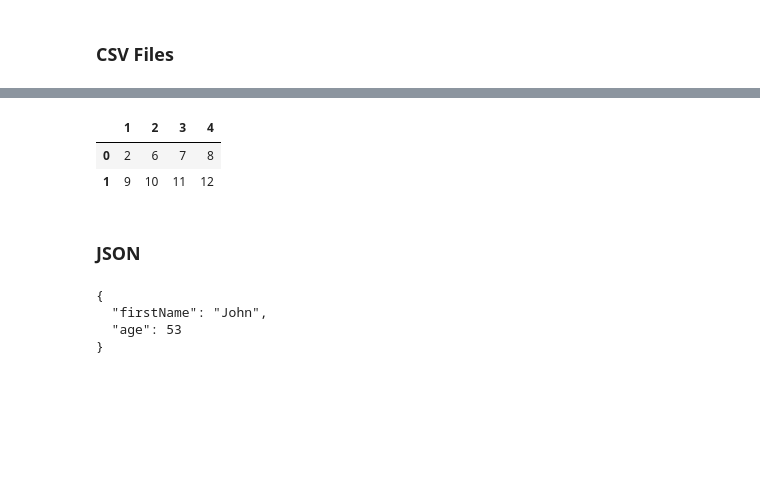
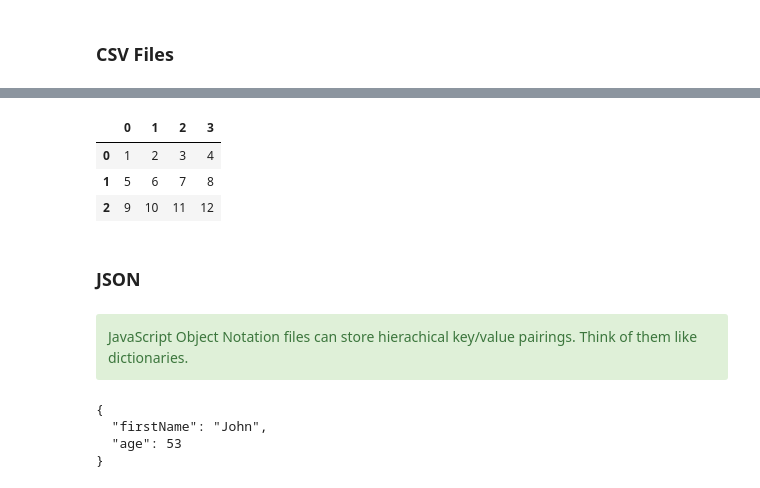
Before and after one commit to Atl043/DataWrangling, a Jupyter notebook: DataWrangling.ipynb, the cells around one changed output, grey strips where cells are left out. Saved outputs shown, nothing was run; the diff lists cells and outputs as text; code cells hidden in the pictures; blank space fills up the shorter version.

```diff
--- a/DataWrangling.ipynb
+++ b/DataWrangling.ipynb
@@ -90,11 +80,17 @@ pd.read_csv?
 # %%
-pd.read_csv(open('files/dat.csv'))
+# Let's read in our csv file
+pd.read_csv(open('files/dat.csv'), header=None)
 # %% [output]
-|  | 1 | 2 | 3 | 4 |
-| 0 | 2 | 6 | 7 | 8 |
-| 1 | 9 | 10 | 11 | 12 |
+|  | 0 | 1 | 2 | 3 |
+| 0 | 1 | 2 | 3 | 4 |
+| 1 | 5 | 6 | 7 | 8 |
+| 2 | 9 | 10 | 11 | 12 |
 # %% [markdown]
 ### JSON
+# %% [markdown]
+<div class="alert alert-success">
+JavaScript Object Notation files can store hierachical key/value pairings. Think of them like dictionaries.
+</div>
 # %%
 !cat files/dat.json
 # %% [output]
```
Also changed, not shown: parts of 86 cells of this notebook.
